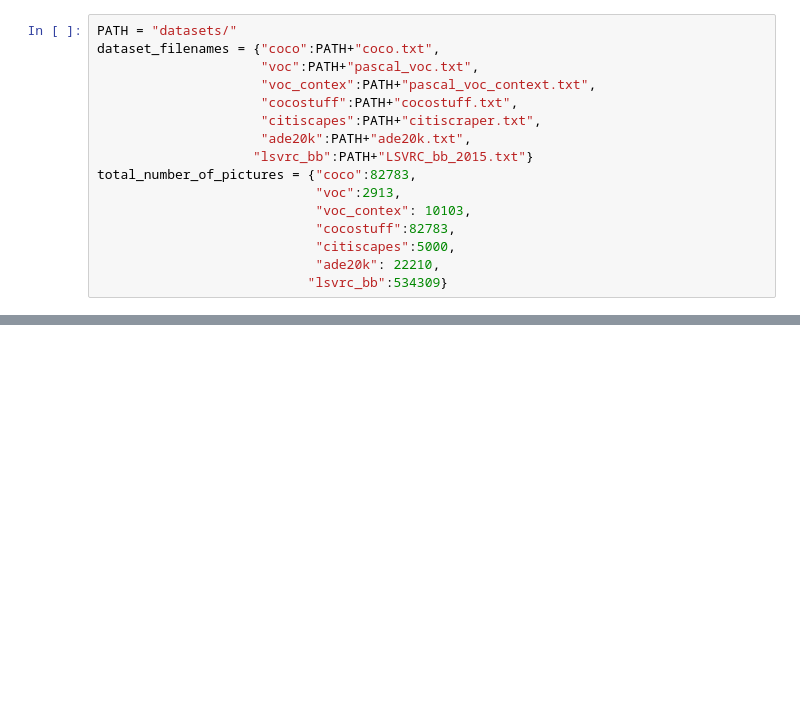
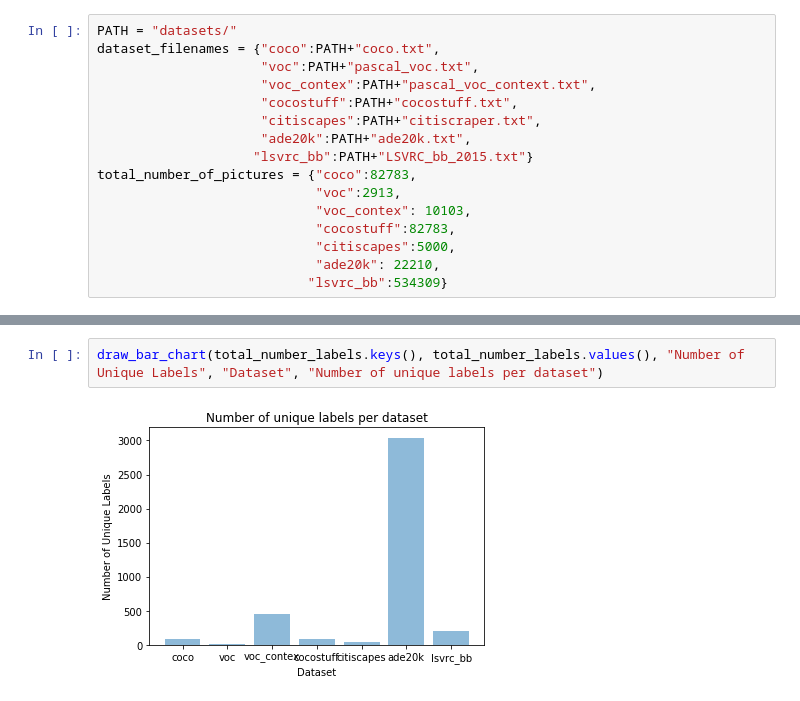
Before and after one commit to elnazavr/segmentation-datasets, a Jupyter notebook: datasets-visualization-matej.ipynb, the cells around one changed output, grey strips where cells are left out. Drawn from its saved outputs; the diff is of its cells as text; blank space fills up the shorter version.

```diff
--- a/datasets-visualization-matej.ipynb
+++ b/datasets-visualization-matej.ipynb
@@ -26,0 +42,4 @@ draw_all_datasets(dataset_filenames)
+# %%
+draw_bar_chart(total_number_labels.keys(), total_number_labels.values(), "Number of Unique Labels", "Dataset", "Number of unique labels per dataset")
+# %% [output]
+[figure, added]
```
Also changed, not shown: parts of 8 cells of this notebook.
